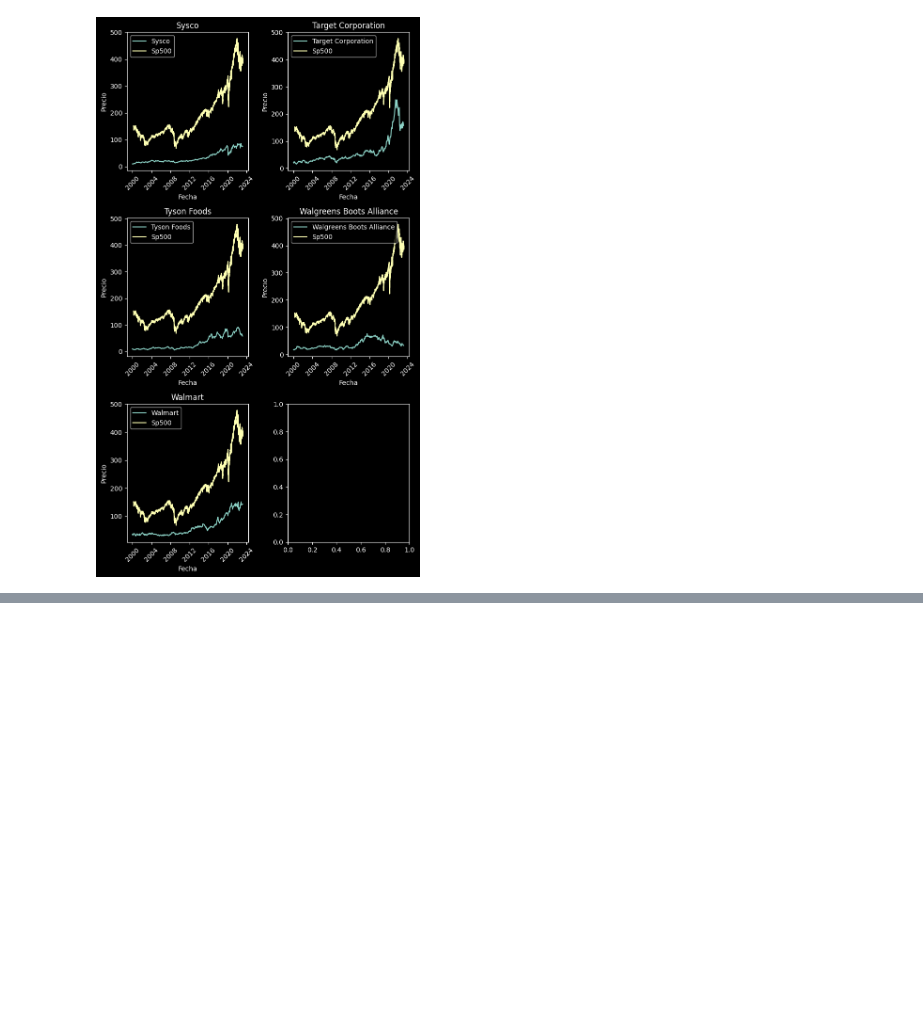
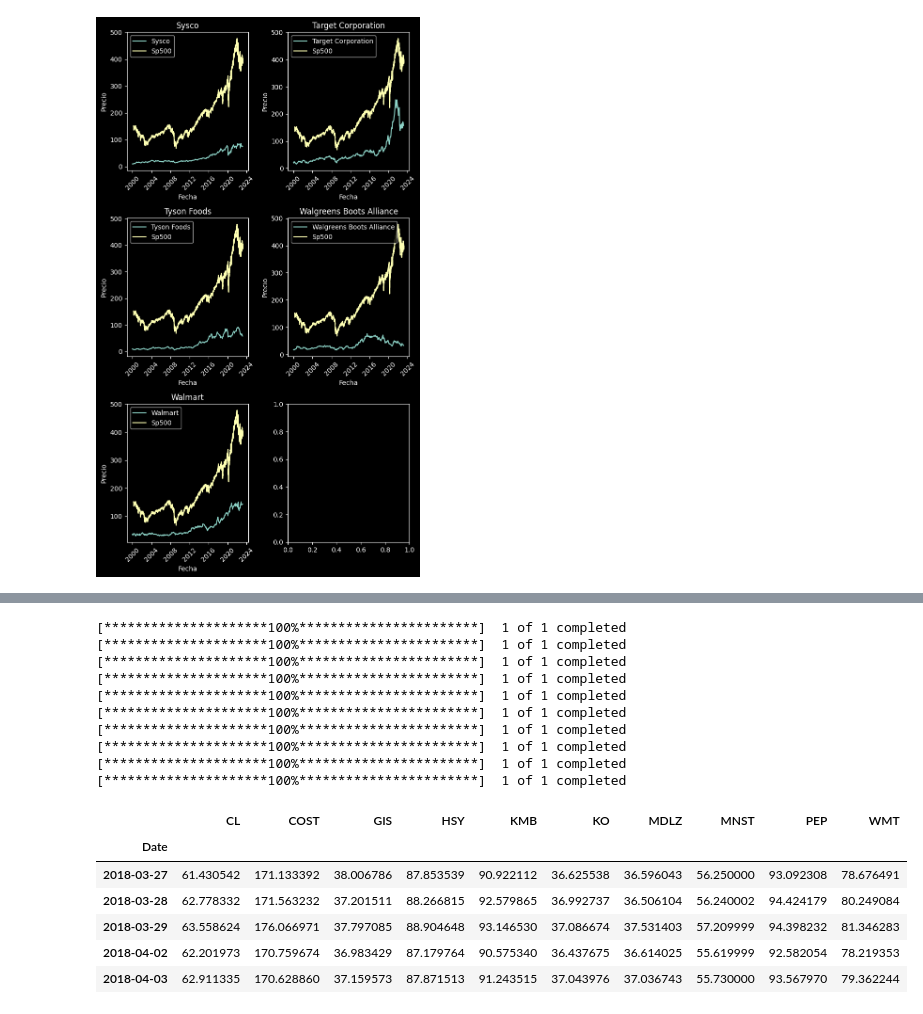
Before and after one commit to PhDNoe/PI_SP500, a Jupyter notebook: EDA/EDA.ipynb, the cells around one changed output, grey strips where cells are left out. Drawn from its saved outputs; the diff is of its cells as text; code cells hidden in the pictures; blank space fills up the shorter version.

```diff
--- a/EDA/EDA.ipynb
+++ b/EDA/EDA.ipynb
@@ -747,0 +781,26 @@ plt.show()
+# %%
+
+data_preselected = {}
+for symbol in pre_selected:
+    data_preselected[symbol] = yf.download(symbol, start="2018-03-27", end=dt.datetime.now(), interval="1d")["Adj Close"]
+
+df_selected_5_y = pd.DataFrame(data_preselected)
+df_selected_5_y.head()
+# %% [output]
+[*********************100%***********************]  1 of 1 completed
+[*********************100%***********************]  1 of 1 completed
+[*********************100%***********************]  1 of 1 completed
+[*********************100%***********************]  1 of 1 completed
+[*********************100%***********************]  1 of 1 completed
+[*********************100%***********************]  1 of 1 completed
+[*********************100%***********************]  1 of 1 completed
+[*********************100%***********************]  1 of 1 completed
+[*********************100%***********************]  1 of 1 completed
+[*********************100%***********************]  1 of 1 completed
+|  | CL | COST | GIS | HSY | KMB | KO | MDLZ | MNST | PEP | WMT |
+| Date |  |  |  |  |  |  |  |  |  |  |
+| 2018-03-27 | 61.430542 | 171.133392 | 38.006786 | 87.853539 | 90.922112 | 36.625538 | 36.596043 | 56.250000 | 93.092308 | 78.676491 |
+| 2018-03-28 | 62.778332 | 171.563232 | 37.201511 | 88.266815 | 92.579865 | 36.992737 | 36.506104 | 56.240002 | 94.424179 | 80.249084 |
+| 2018-03-29 | 63.558624 | 176.066971 | 37.797085 | 88.904648 | 93.146530 | 37.086674 | 37.531403 | 57.209999 | 94.398232 | 81.346283 |
+| 2018-04-02 | 62.201973 | 170.759674 | 36.983429 | 87.179764 | 90.575340 | 36.437675 | 36.614025 | 55.619999 | 92.582054 | 78.219353 |
+| 2018-04-03 | 62.911335 | 170.628860 | 37.159573 | 87.871513 | 91.243515 | 37.043976 | 37.036743 | 55.730000 | 93.567970 | 79.362244 |
```
Also changed, not shown: parts of 9 cells of this notebook, 1 other file.
